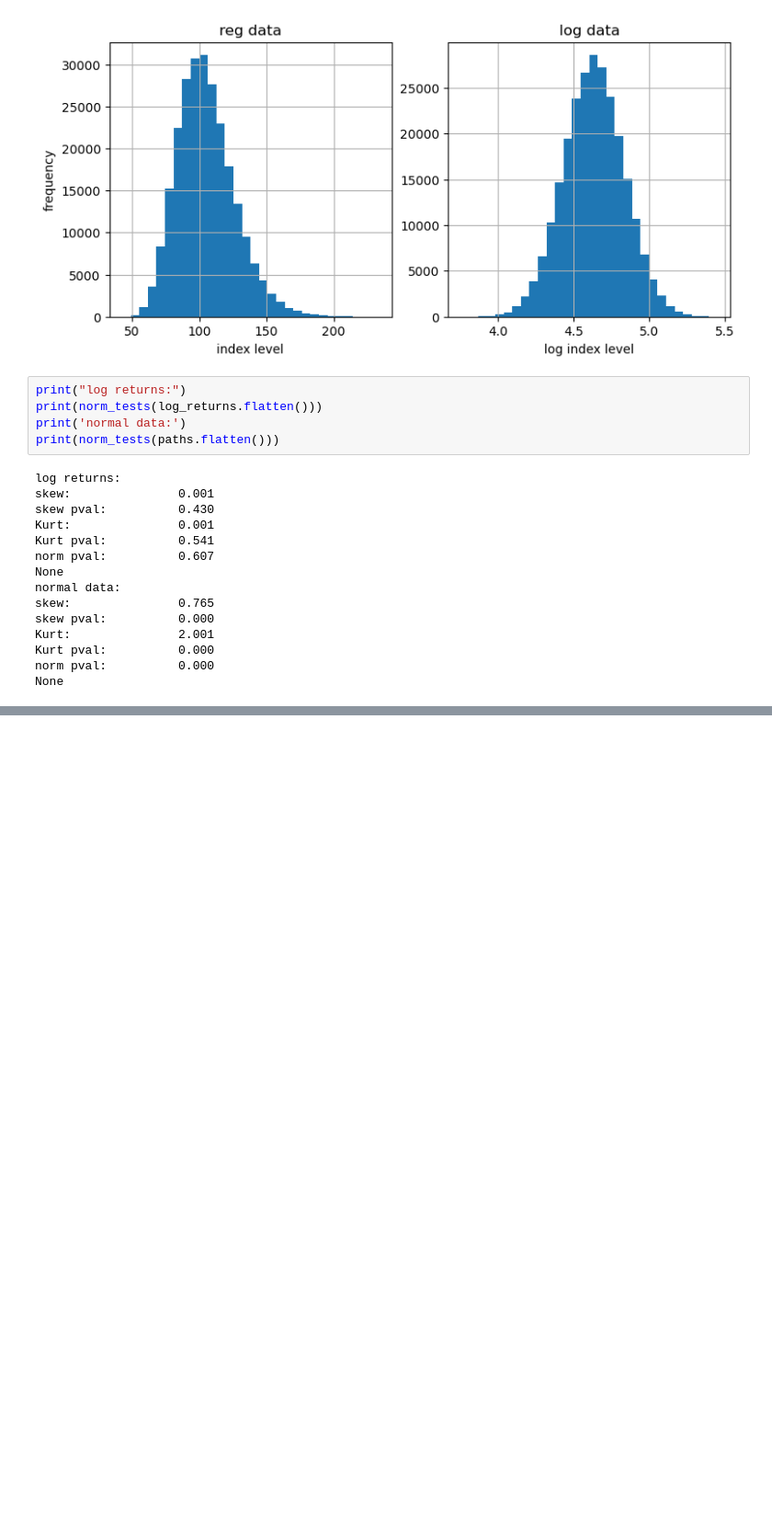
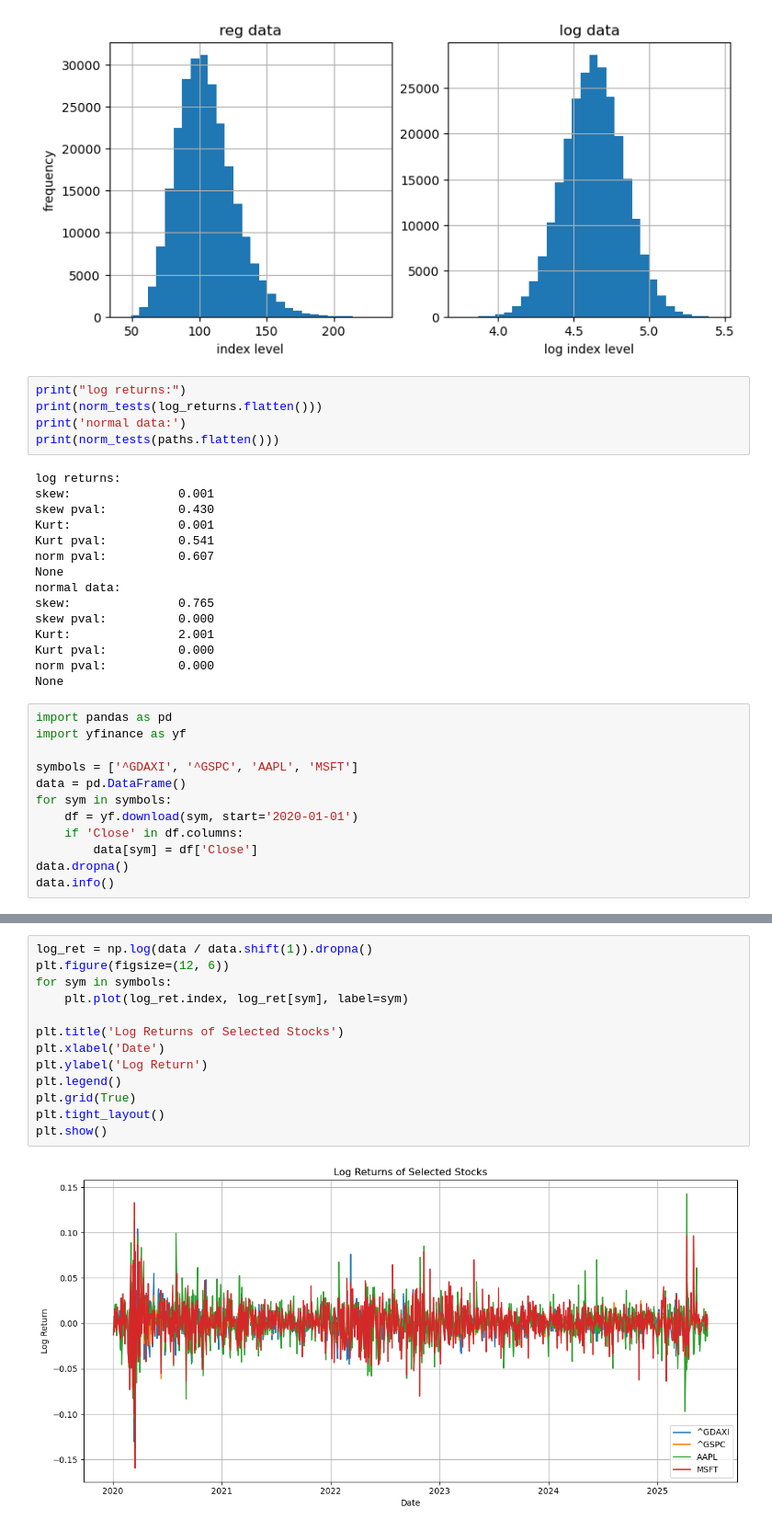
Before and after one commit to GeordieJones/financePython, a Jupyter notebook: bookPractice/stat models/models.ipynb, the cells around one changed output, grey strips where cells are left out. Shown at 92% size. Drawn from its saved outputs; the diff is of its cells as text; blank space fills up the shorter version.

Commit message:
tests run on microsoft,apple,GSPC, and GDAXI

```diff
--- a/bookPractice/stat models/models.ipynb
+++ b/bookPractice/stat models/models.ipynb
@@ -123,3 +123,15 @@ Kurt:               2.001
 Kurt pval:          0.000
 norm pval:          0.000
 None
+# %%
+import pandas as pd
+import yfinance as yf
+
+symbols = ['^GDAXI', '^GSPC', 'AAPL', 'MSFT']
+data = pd.DataFrame()
+for sym in symbols:
+    df = yf.download(sym, start='2020-01-01')
+    if 'Close' in df.columns:
+        data[sym] = df['Close']
+data.dropna()
+data.info()
@@ -125,0 +164,15 @@ None
+# %%
+log_ret = np.log(data / data.shift(1)).dropna()
+plt.figure(figsize=(12, 6))
+for sym in symbols:
+    plt.plot(log_ret.index, log_ret[sym], label=sym)
+
+plt.title('Log Returns of Selected Stocks')
+plt.xlabel('Date')
+plt.ylabel('Log Return')
+plt.legend()
+plt.grid(True)
+plt.tight_layout()
+plt.show()
+# %% [output]
+[figure, added]
```
Also changed, not shown: parts of 5 cells of this notebook.
